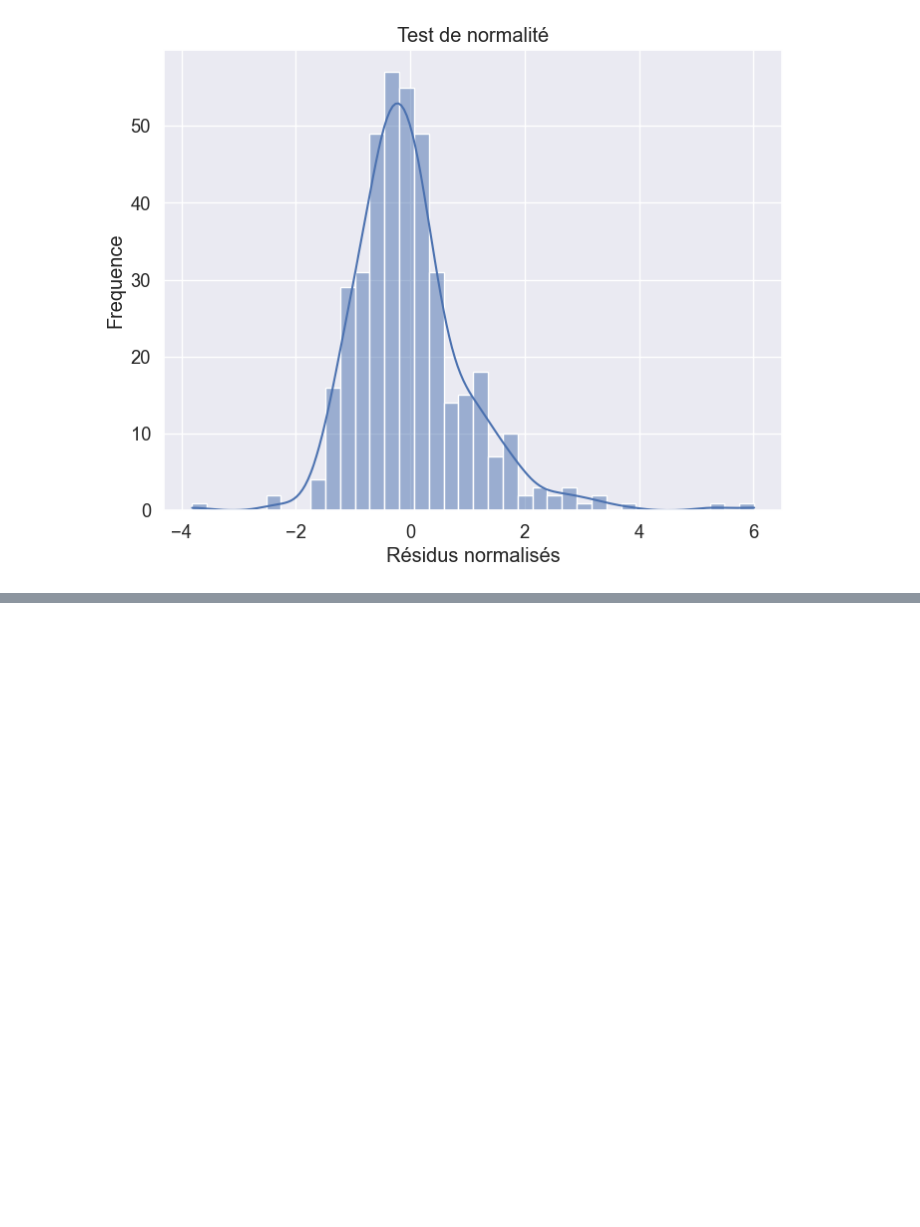
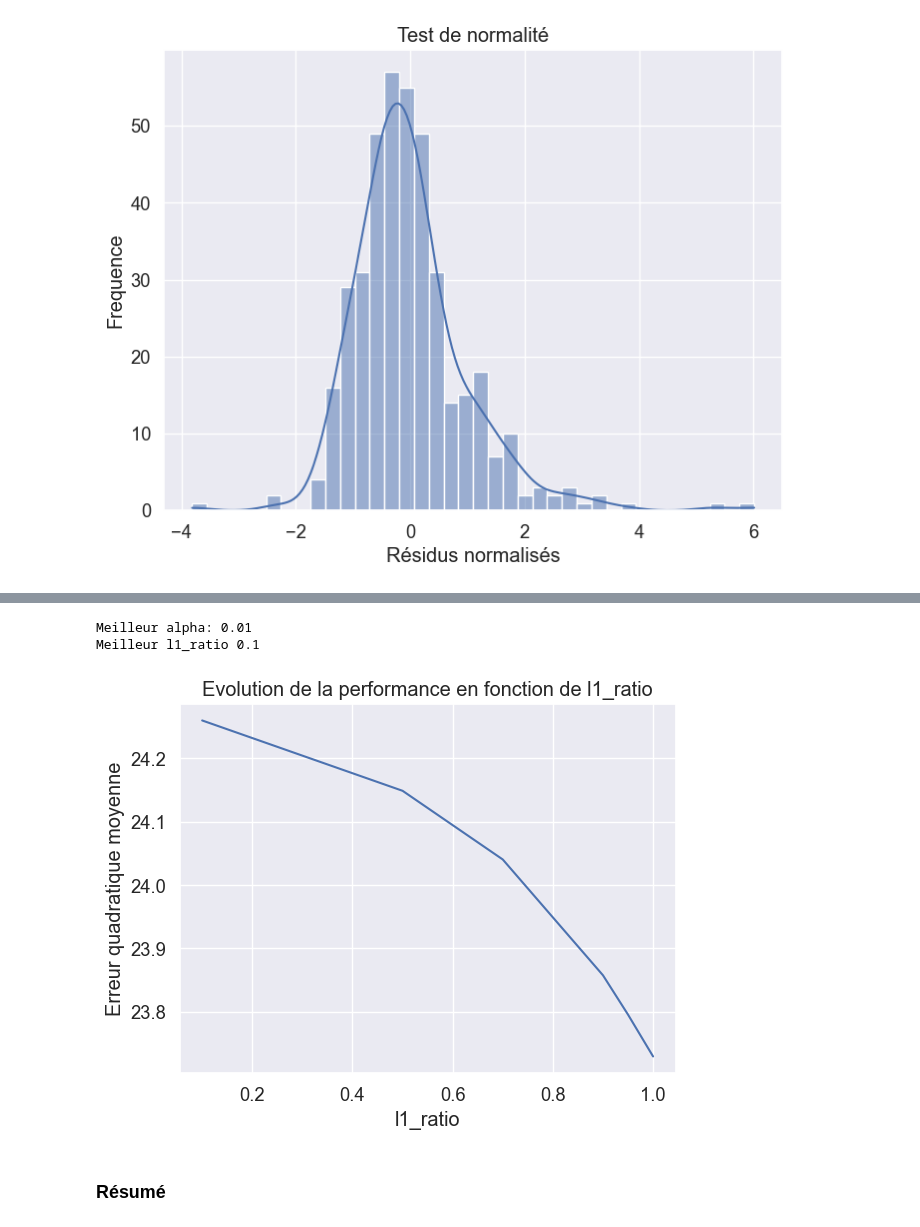
Before and after one commit to BrechM/Projects-Space, a Jupyter notebook: ML/Partition_ML/20- Regression Ridge, Lasso et Elastic Net.ipynb, the cells around one changed output, grey strips where cells are left out. Cells and saved outputs as stored; diff of their text form; code cells hidden in the pictures; blank space fills up the shorter version.

```diff
--- a/ML/Partition_ML/20- Regression Ridge, Lasso et Elastic Net.ipynb
+++ b/ML/Partition_ML/20- Regression Ridge, Lasso et Elastic Net.ipynb
@@ -719,0 +919,36 @@ plt.show()
+# %%
+# NB : La validation croisée va permettre d'obtenir les parametres optimals de alpha et lambda
+# Créer un modele de régression ElasticNet avec validation croisée de ElasticNetCV
+model = ElasticNetCV(l1_ratio=[.1, .5, .7, .9, .95, .99, 1], alphas=np.logspace(-5, 5, 11), cv=5)
+
+# Ajuster le modele aux données
+model.fit(x_train, y_train)
+
+# Trouver le meilleur alpha et le meilleur L1_ratio
+best_alpha = model.alpha_
+best_l1_ratio = model.l1_ratio_
+
+# Imprimer le meilleur alpha et le meilleur l1_ratio
+print("Meilleur alpha:", best_alpha)
+print("Meilleur l1_ratio", best_l1_ratio)
+# %% [output]
+Meilleur alpha: 0.01
+Meilleur l1_ratio 0.1
+# %%
+# Tracer le graphique d'évolution des performances en fonction de l'alpha
+alphas = np.logspace(-5, 5, 11)
+mse_scores = {}
+for l1_ratio in [.1, .5, .7, .9, .95, .99, 1]:
+    model = ElasticNet(alpha=best_alpha, l1_ratio=l1_ratio)
+    mse_score = np.mean(-cross_val_score(model, x_train, y_train, scoring='neg_mean_squared_error', cv=5))
+    mse_scores[l1_ratio] = mse_score
+
+plt.plot(list(mse_scores.keys()), list(mse_scores.values()))
+plt.xlabel('l1_ratio')
+plt.ylabel('Erreur quadratique moyenne')
+plt.title('Evolution de la performance en fonction de l1_ratio')
+plt.show()
+# %% [output]
+[figure, added]
+# %% [markdown]
+### Résumé
```
Also changed, not shown: parts of 28 cells of this notebook.
